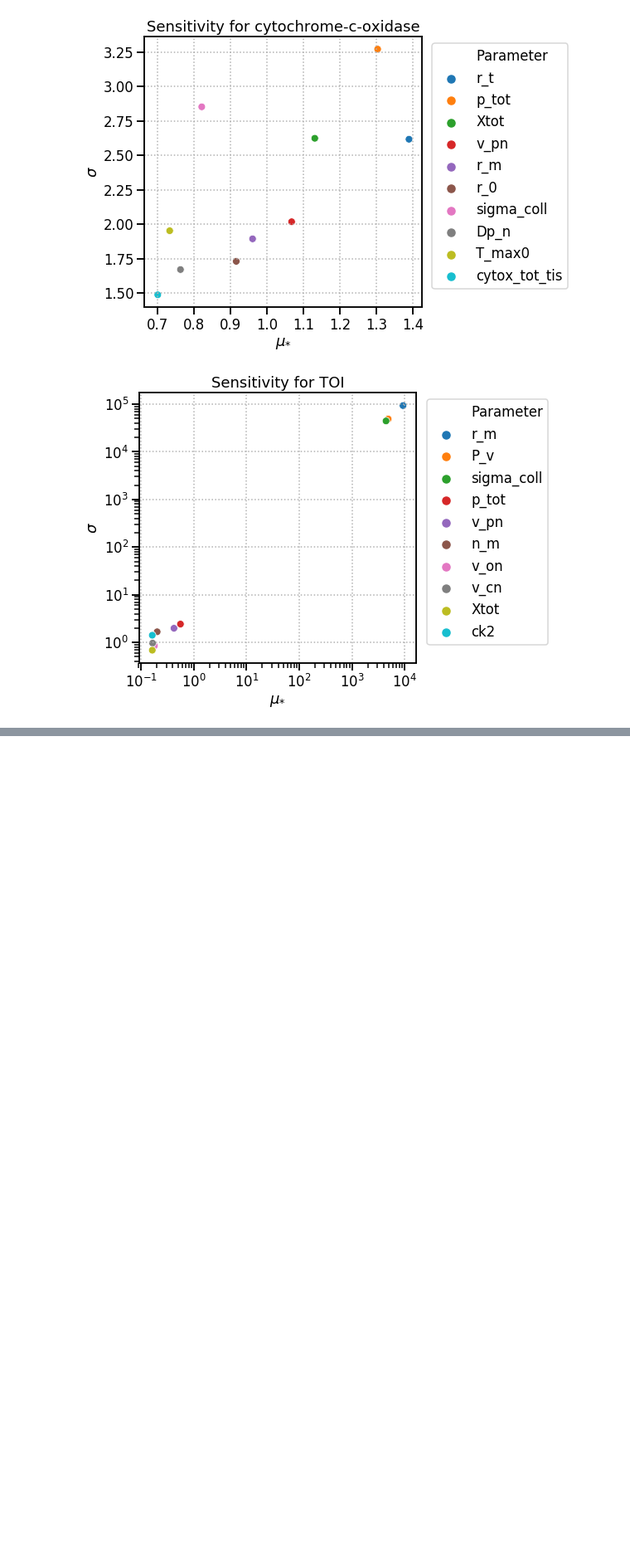
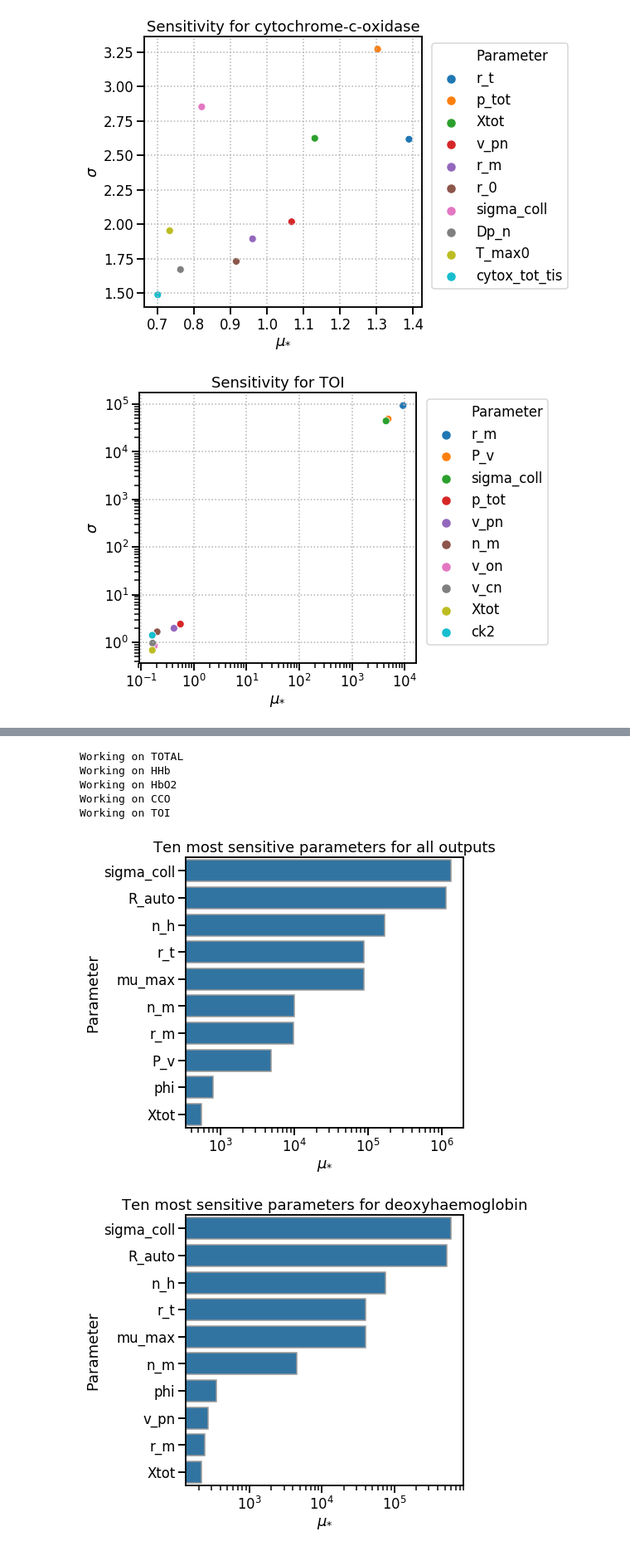
Before and after one commit to multimodalspectroscopy/BayesCMD, a Jupyter notebook: PLOS_paper/sensitivity_analysis/sensitivity_2d.ipynb, the cells around one changed output, grey strips where cells are left out. Shown at 83% size. Cells and saved outputs as stored; diff of their text form; code cells hidden in the pictures; blank space fills up the shorter version.

```diff
--- a/PLOS_paper/sensitivity_analysis/sensitivity_2d.ipynb
+++ b/PLOS_paper/sensitivity_analysis/sensitivity_2d.ipynb
@@ -99,0 +124,37 @@ exp_data["HbD"]
+# %%
+def sensitivity_barplot(df, output, title_dict=None):
+    params = [output+"_mu_star", output+"_sigma", "Parameter"]
+    sens = df[params]
+    sens = sens.rename(columns={output+"_mu_star": "mu_star", output+"_sigma": "sigma"})
+    sens.sort_values(by="mu_star", ascending=False, inplace=True)
+    sens_head = sens.head(10)
+
+    with sns.plotting_context("talk"):
+        fig, ax = plt.subplots(nrows=1, ncols=1,figsize=(6,6))
+
+        if output != "CCO":
+            ax.set(xscale="log")
+        #plt.grid(True, linestyle=':')
+        ax = sns.barplot(y="Parameter", x="mu_star",edgecolor=".6", data=sens_head, ax = ax, color=sns.color_palette()[0]);
+
+        ax.set_xlabel("$\mu_{*}$")
+        if title_dict:
+            ax.set_title("Ten most sensitive parameters for {}".format(title_dict[output]))
+
+    return fig, sens_head
+# %%
+sim_data = {}
+for output in ["TOTAL", "HHb", "HbO2", "CCO", "TOI"]:
+    print("Working on {}". format(output))
+    fig, d = sensitivity_barplot(df_healthy, output, title_dict=sim_title_dict)
+    sim_data[output]= d
+    #fig.savefig("Figures/hypoxia/wide_params/healthy/{}_barplot_sensitivity_sim.png".format(output), orientation='landscape', bbox_extra_artists=(lgd,), bbox_inches='tight')
+    TIFF_exporter(fig, "{}_barplot_sensitivity_sim".format(output), fig_dir="/home/buck06191/Dropbox/phd/PLOS_paper/paper/Figures/")
+# %% [output]
+Working on TOTAL
+Working on HHb
+Working on HbO2
+Working on CCO
+Working on TOI
+[figure, added]
+[figure, added]
```
Also changed, not shown: parts of 13 cells of this notebook, 2 other files.
